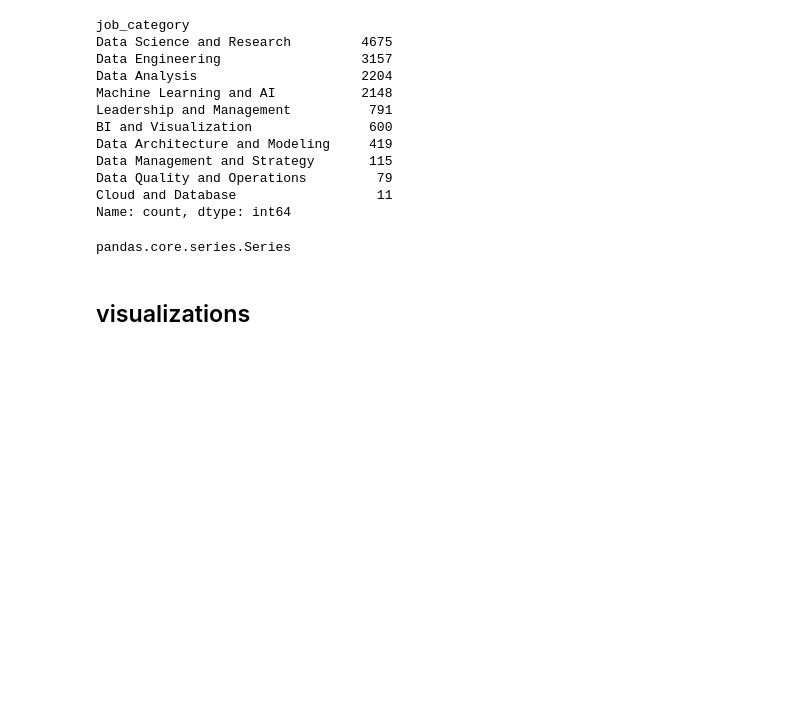
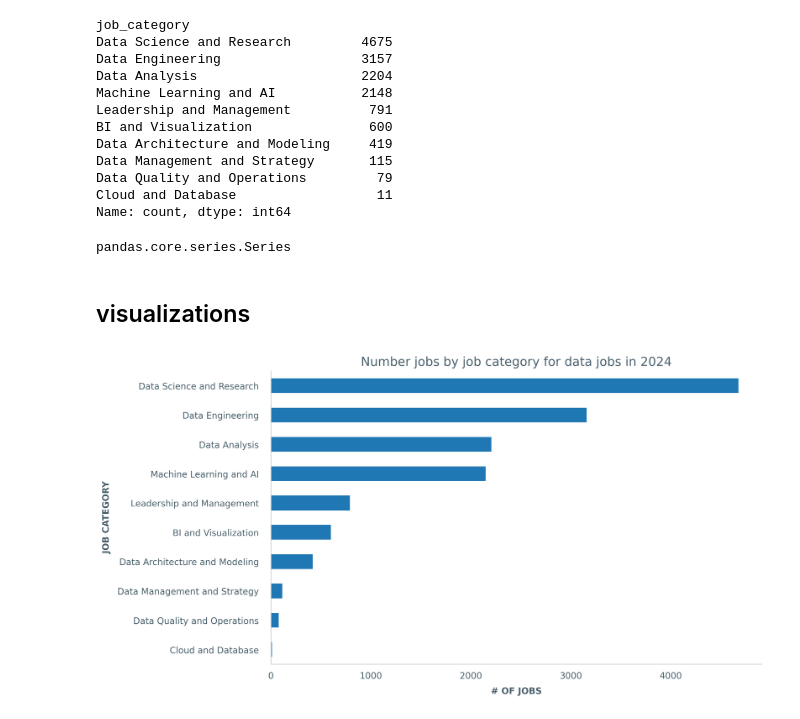
Before and after one commit to ebt35/data_visualization_eyoub_beraki_de24, a Jupyter notebook: code_alongs/05_mplstyle/mplstyle_storytelling.ipynb, the cells around one changed output. Saved outputs shown, nothing was run; the diff lists cells and outputs as text; code cells hidden in the pictures; blank space fills up the shorter version.

```diff
--- a/code_alongs/05_mplstyle/mplstyle_storytelling.ipynb
+++ b/code_alongs/05_mplstyle/mplstyle_storytelling.ipynb
@@ -45,3 +45,13 @@ type(df_job_categories)
 pandas.core.series.Series
 # %% [markdown]
 ## visualizations
+# %%
+ax = df_job_categories.plot(
+    kind="barh", title="Number jobs by job category for data jobs in 2024",
+    xlabel="# OF JOBS",
+    ylabel="JOB CATEGORY"
+)
+
+ax.invert_yaxis()
+# %% [output]
+[figure, added]
```
Also changed, not shown: 1 other file.
